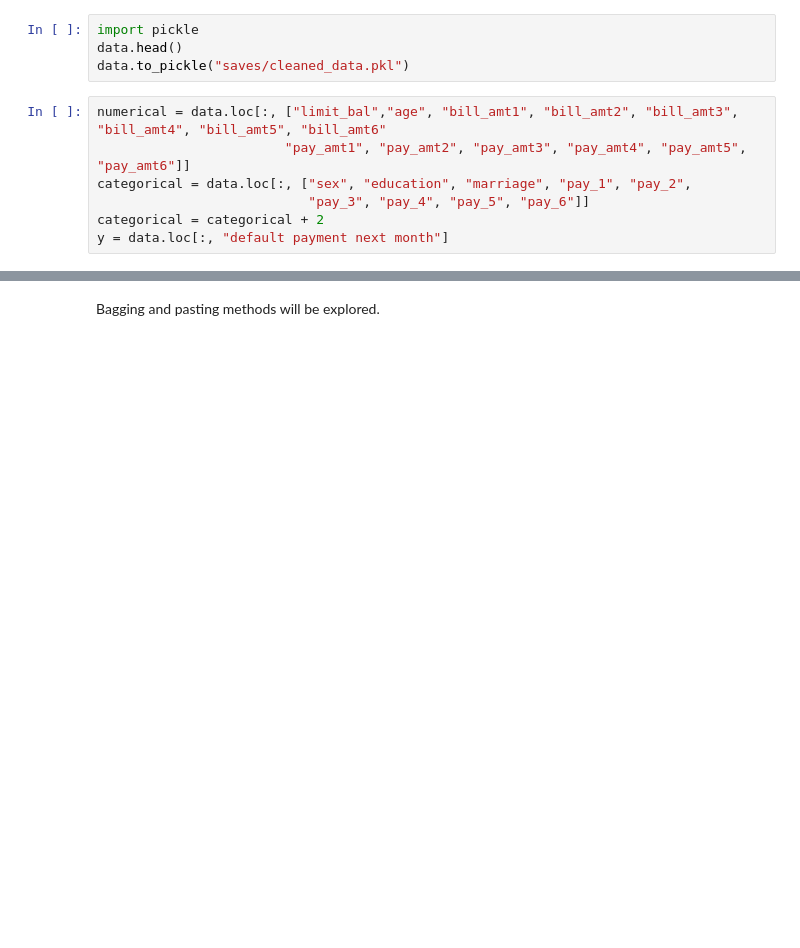
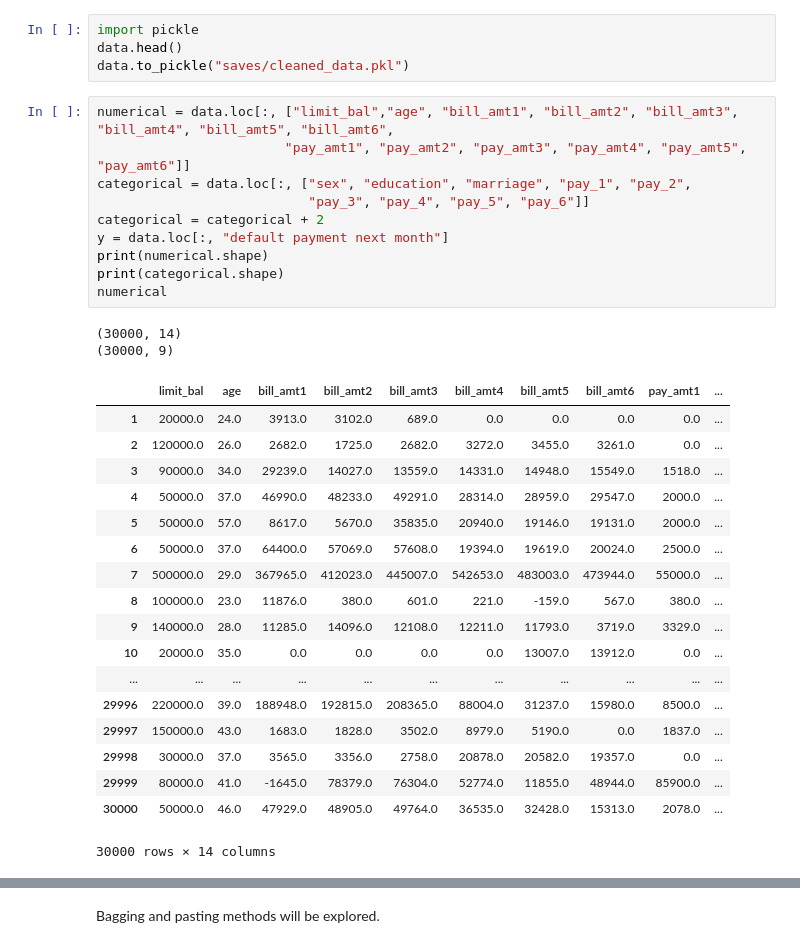
Before and after one commit to octaviansima/Credit-Defaults, a Jupyter notebook: main.ipynb, the cells around one changed output, grey strips where cells are left out. Saved outputs shown, nothing was run; the diff lists cells and outputs as text; blank space fills up the shorter version.

```diff
--- a/main.ipynb
+++ b/main.ipynb
@@ -137,12 +137,36 @@ import pickle
 data.head()
 data.to_pickle("saves/cleaned_data.pkl")
 # %%
-numerical = data.loc[:, ["limit_bal","age", "bill_amt1", "bill_amt2", "bill_amt3", "bill_amt4", "bill_amt5", "bill_amt6"
+numerical = data.loc[:, ["limit_bal","age", "bill_amt1", "bill_amt2", "bill_amt3", "bill_amt4", "bill_amt5", "bill_amt6",
                         "pay_amt1", "pay_amt2", "pay_amt3", "pay_amt4", "pay_amt5", "pay_amt6"]]
 categorical = data.loc[:, ["sex", "education", "marriage", "pay_1", "pay_2",
                            "pay_3", "pay_4", "pay_5", "pay_6"]]
 categorical = categorical + 2
 y = data.loc[:, "default payment next month"]
+print(numerical.shape)
+print(categorical.shape)
+numerical
+# %% [output]
+(30000, 14)
+(30000, 9)
+|  | limit_bal | age | bill_amt1 | bill_amt2 | bill_amt3 | bill_amt4 | bill_amt5 | bill_amt6 | pay_amt1 | ... |
+| 1 | 20000.0 | 24.0 | 3913.0 | 3102.0 | 689.0 | 0.0 | 0.0 | 0.0 | 0.0 | ... |
+| 2 | 120000.0 | 26.0 | 2682.0 | 1725.0 | 2682.0 | 3272.0 | 3455.0 | 3261.0 | 0.0 | ... |
+| 3 | 90000.0 | 34.0 | 29239.0 | 14027.0 | 13559.0 | 14331.0 | 14948.0 | 15549.0 | 1518.0 | ... |
+| 4 | 50000.0 | 37.0 | 46990.0 | 48233.0 | 49291.0 | 28314.0 | 28959.0 | 29547.0 | 2000.0 | ... |
+| 5 | 50000.0 | 57.0 | 8617.0 | 5670.0 | 35835.0 | 20940.0 | 19146.0 | 19131.0 | 2000.0 | ... |
+| 6 | 50000.0 | 37.0 | 64400.0 | 57069.0 | 57608.0 | 19394.0 | 19619.0 | 20024.0 | 2500.0 | ... |
+| 7 | 500000.0 | 29.0 | 367965.0 | 412023.0 | 445007.0 | 542653.0 | 483003.0 | 473944.0 | 55000.0 | ... |
+| 8 | 100000.0 | 23.0 | 11876.0 | 380.0 | 601.0 | 221.0 | -159.0 | 567.0 | 380.0 | ... |
+| 9 | 140000.0 | 28.0 | 11285.0 | 14096.0 | 12108.0 | 12211.0 | 11793.0 | 3719.0 | 3329.0 | ... |
+| 10 | 20000.0 | 35.0 | 0.0 | 0.0 | 0.0 | 0.0 | 13007.0 | 13912.0 | 0.0 | ... |
+| ... | ... | ... | ... | ... | ... | ... | ... | ... | ... | ... |
+| 29996 | 220000.0 | 39.0 | 188948.0 | 192815.0 | 208365.0 | 88004.0 | 31237.0 | 15980.0 | 8500.0 | ... |
+| 29997 | 150000.0 | 43.0 | 1683.0 | 1828.0 | 3502.0 | 8979.0 | 5190.0 | 0.0 | 1837.0 | ... |
+| 29998 | 30000.0 | 37.0 | 3565.0 | 3356.0 | 2758.0 | 20878.0 | 20582.0 | 19357.0 | 0.0 | ... |
+| 29999 | 80000.0 | 41.0 | -1645.0 | 78379.0 | 76304.0 | 52774.0 | 11855.0 | 48944.0 | 85900.0 | ... |
+| 30000 | 50000.0 | 46.0 | 47929.0 | 48905.0 | 49764.0 | 36535.0 | 32428.0 | 15313.0 | 2078.0 | ... |
+30000 rows × 14 columns
 # %%
 from sklearn.pipeline import Pipeline
 from sklearn.pipeline import FeatureUnion
```
Also changed, not shown: parts of 14 cells of this notebook, 3 other files.
